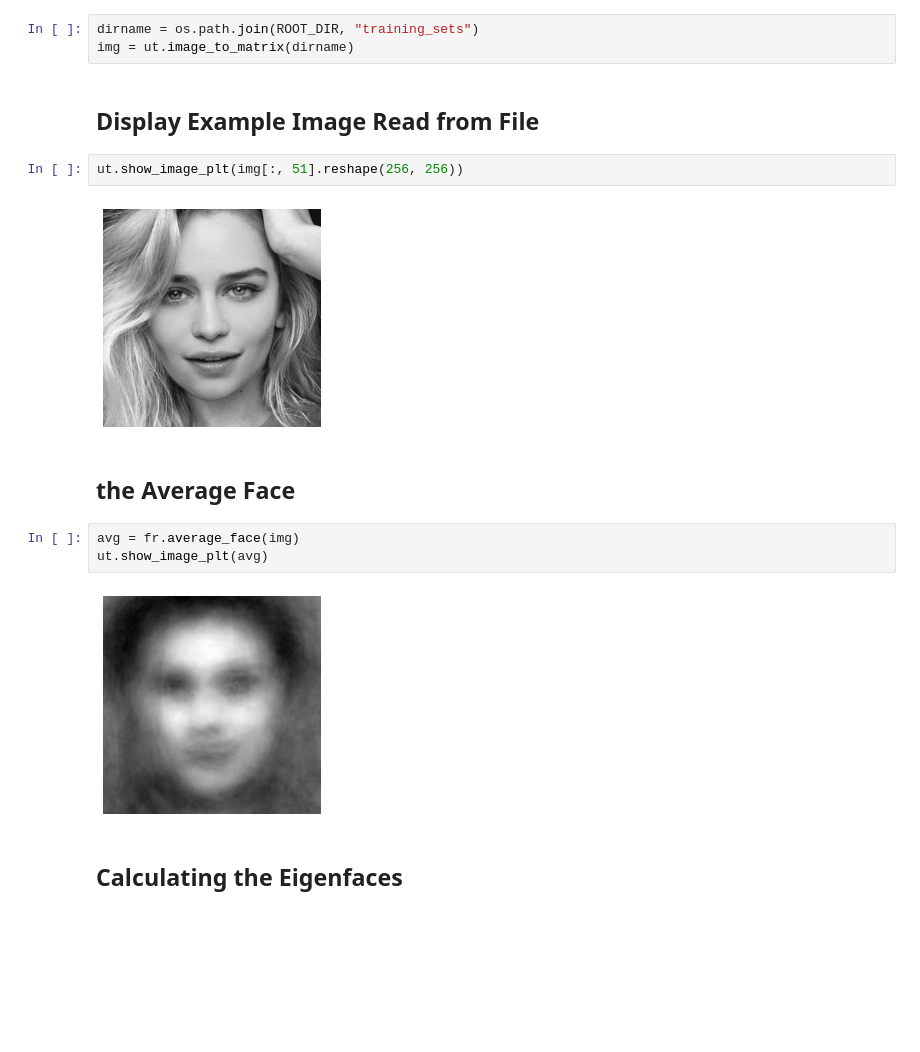
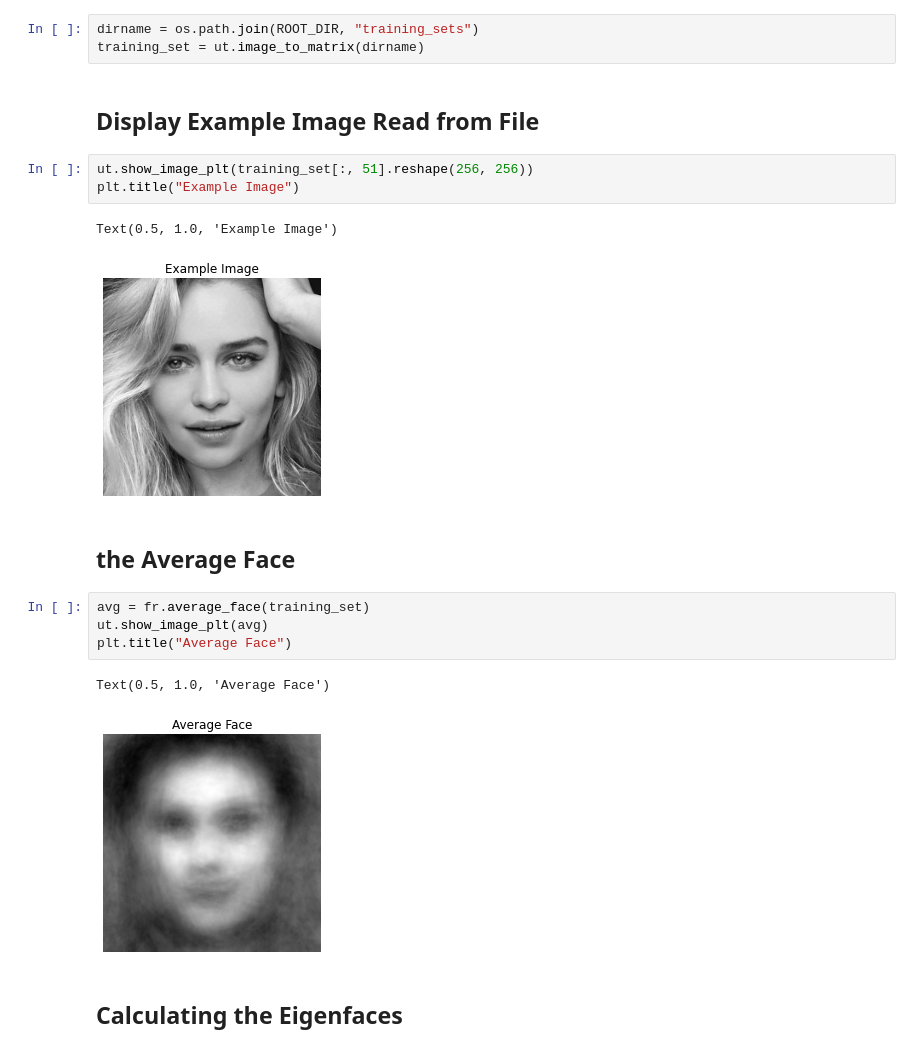
Before and after one commit to AlifioDitya/Algeo02-21142, a Jupyter notebook: src/main.ipynb, the cells around one changed output. Saved outputs shown, nothing was run; the diff lists cells and outputs as text; blank space fills up the shorter version.

```diff
--- a/src/main.ipynb
+++ b/src/main.ipynb
@@ -10,20 +12,24 @@ import cv2
 ## Read Image from Training Sets Folder
 # %%
 dirname = os.path.join(ROOT_DIR, "training_sets")
-img = ut.image_to_matrix(dirname)
+training_set = ut.image_to_matrix(dirname)
 # %% [markdown]
 ## Display Example Image Read from File
 # %%
-ut.show_image_plt(img[:, 51].reshape(256, 256))
+ut.show_image_plt(training_set[:, 51].reshape(256, 256))
+plt.title("Example Image")
 # %% [output]
+Text(0.5, 1.0, 'Example Image')
-[figure, old version]
+[figure, new version]
 # %% [markdown]
 ## the Average Face
 # %%
-avg = fr.average_face(img)
+avg = fr.average_face(training_set)
 ut.show_image_plt(avg)
+plt.title("Average Face")
 # %% [output]
+Text(0.5, 1.0, 'Average Face')
-[figure, old version]
+[figure, new version]
 # %% [markdown]
 ## Calculating the Eigenfaces
 # %%
```
Also changed, not shown: parts of 10 cells of this notebook, 2 other files.
